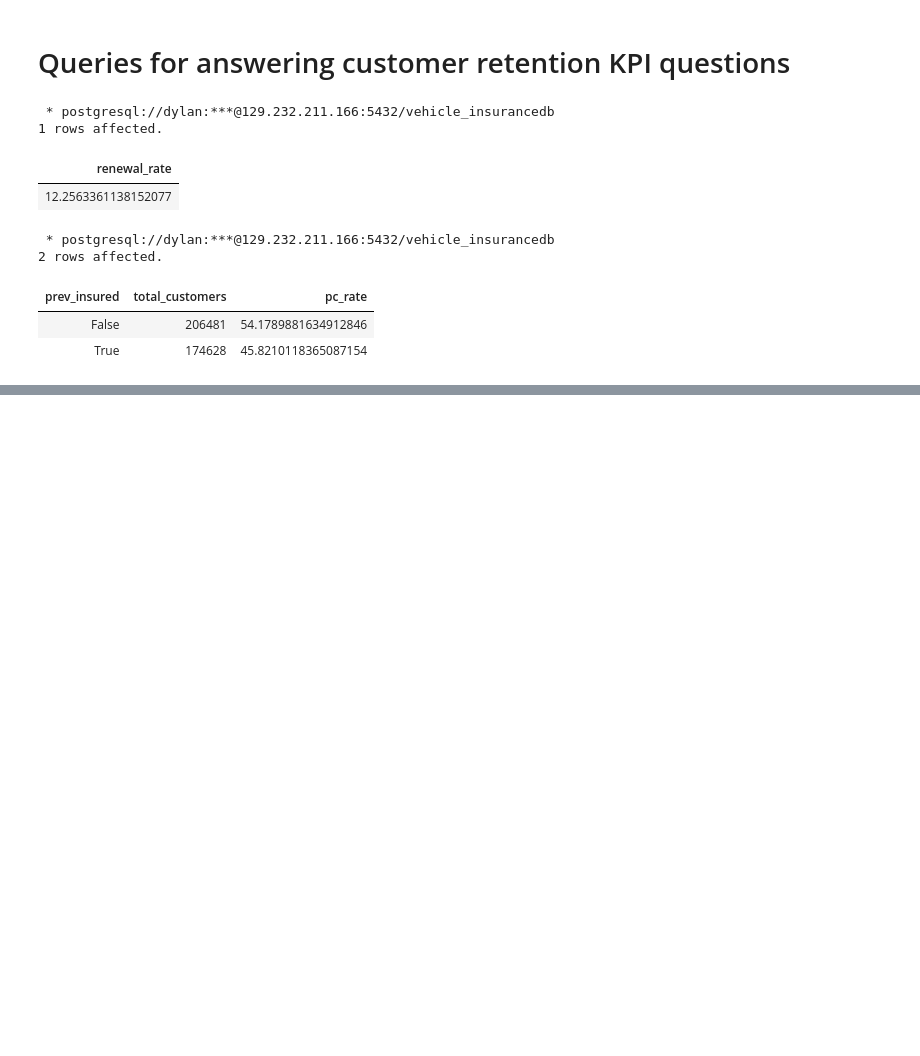
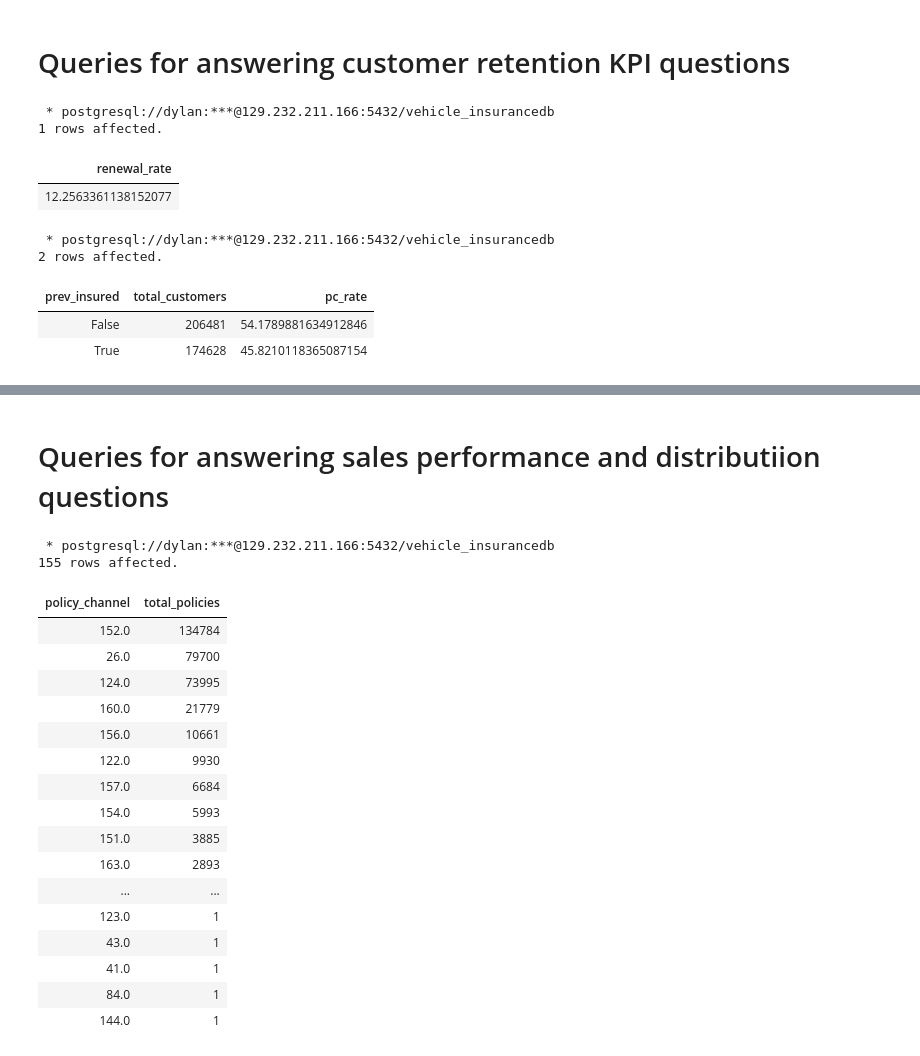
Before and after one commit to The-DigitalAcademy/Vehicle_Insurance, a Jupyter notebook: sqlanalysis_query.ipynb, the cells around one changed output, grey strips where cells are left out. Saved outputs shown, nothing was run; the diff lists cells and outputs as text; code cells hidden in the pictures; blank space fills up the shorter version.

```diff
--- a/sqlanalysis_query.ipynb
+++ b/sqlanalysis_query.ipynb
@@ -74,3 +133,36 @@ GROUP BY prev_insured;
+# %% [markdown]
+# Queries for answering sales performance and distributiion questions
+# %%
+%%sql
+
+--which channels drives most policy pucahses?
+
+SELECT
+policy_channel,
+COUNT(*) AS total_policies
+FROM insurancest
+GROUP BY policy_channel
+ORDER BY total_policies DESC;
+# %% [output]
+ * postgresql://dylan:***@129.232.211.166:5432/vehicle_insurancedb
+155 rows affected.
+| policy_channel | total_policies |
+| 152.0 | 134784 |
+| 26.0 | 79700 |
+| 124.0 | 73995 |
+| 160.0 | 21779 |
+| 156.0 | 10661 |
+| 122.0 | 9930 |
+| 157.0 | 6684 |
+| 154.0 | 5993 |
+| 151.0 | 3885 |
+| 163.0 | 2893 |
+| ... | ... |
+| 123.0 | 1 |
+| 43.0 | 1 |
+| 41.0 | 1 |
+| 84.0 | 1 |
+| 144.0 | 1 |
 # %%
 %%sql
 
```
Also changed, not shown: parts of 8 cells of this notebook.
